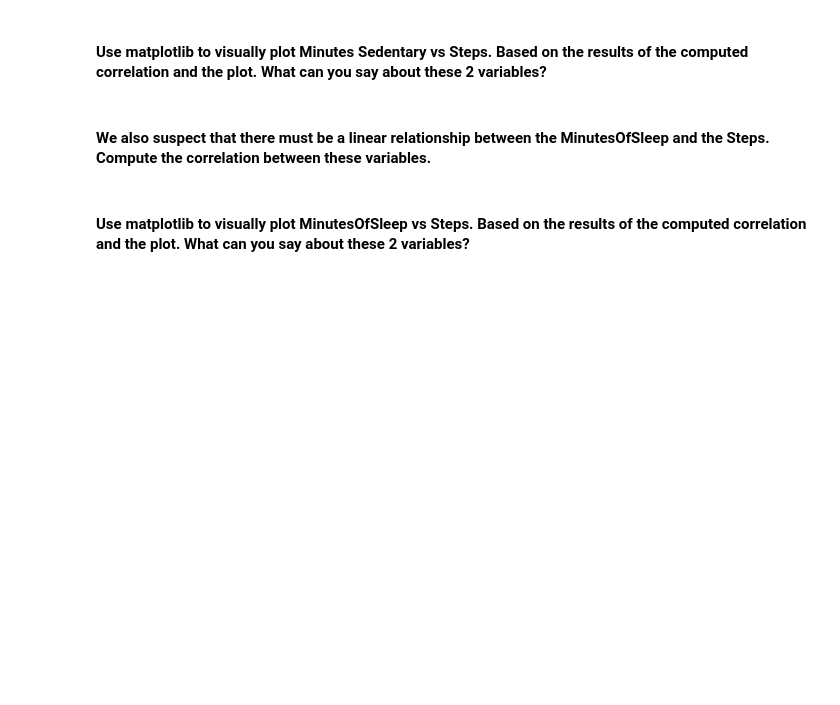
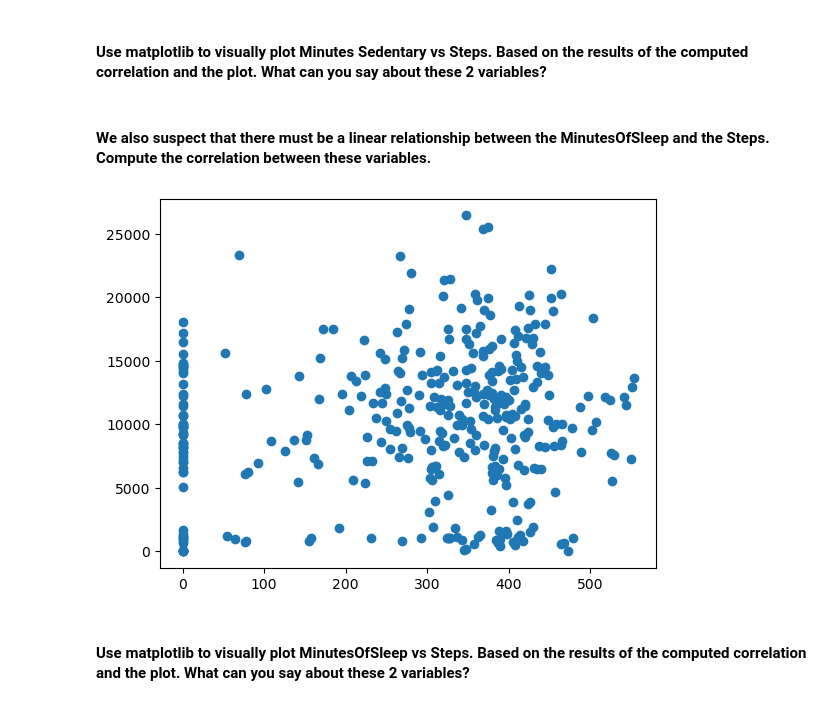
Before and after one commit to Ironhack-Data-Madrid-Octubre-2023/5.1-lab_pivot_table_and_correlation, a Jupyter notebook: your_code/main.ipynb, the cells around one changed output. Cells and saved outputs as stored; diff of their text form; code cells hidden in the pictures; blank space fills up the shorter version.

```diff
--- a/your_code/main.ipynb
+++ b/your_code/main.ipynb
@@ -124,2 +224,6 @@ Name: Salary, dtype: float64
+# %%
+plt.scatter(x=fitbit['MinutesOfSleep'], y=fitbit['Steps']);
+# %% [output]
+[figure, added]
 # %% [markdown]
 #### Use matplotlib to visually plot MinutesOfSleep vs Steps. Based on the results of the computed correlation and the plot. What can you say about these 2 variables?
```
Also changed, not shown: parts of 56 cells of this notebook.
